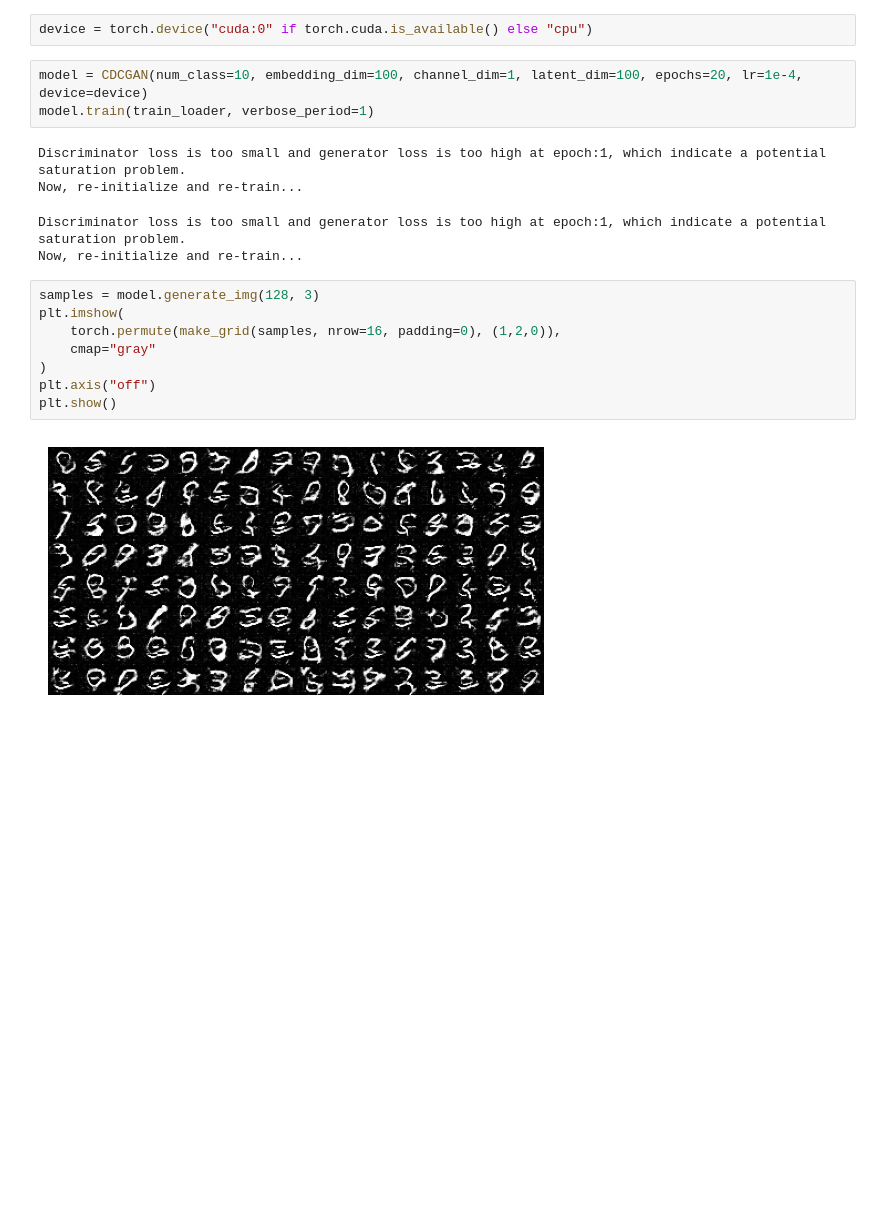
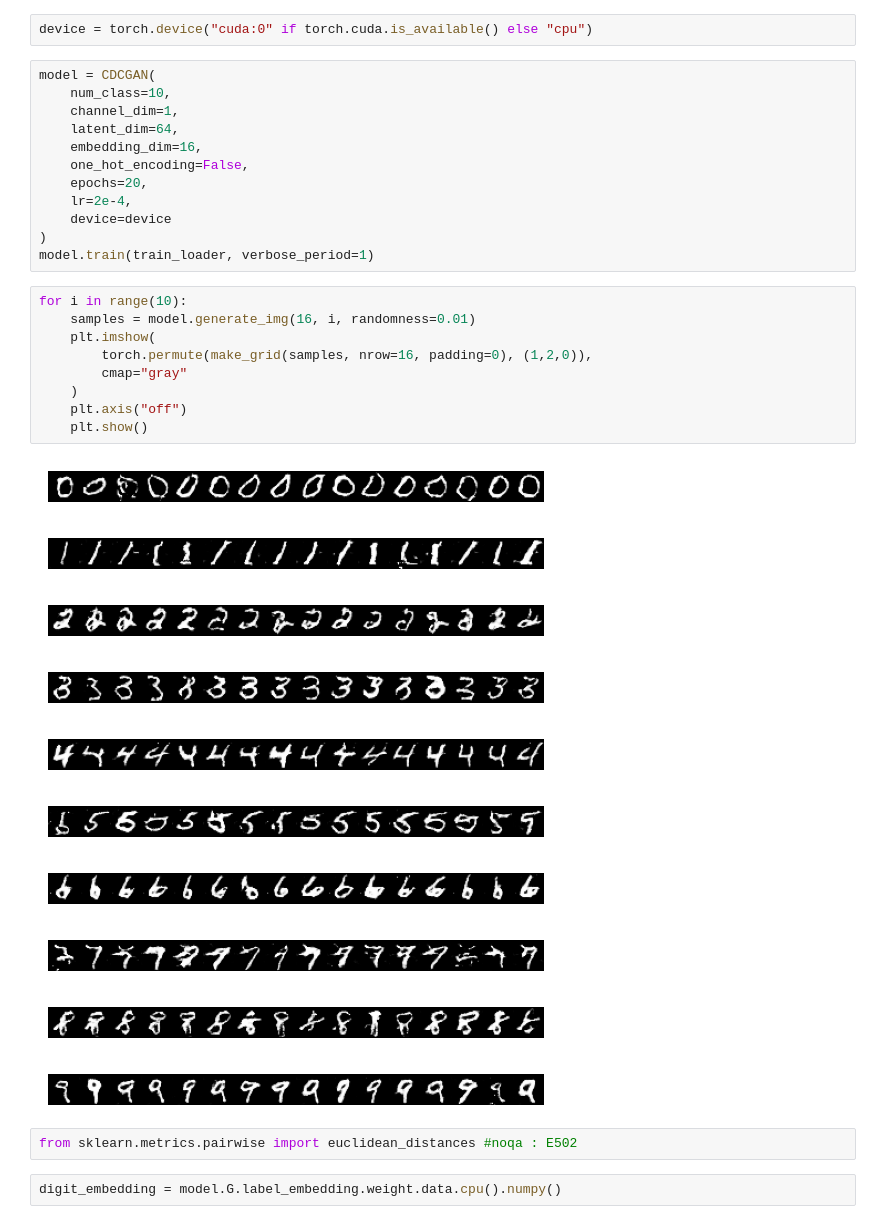
Before and after one commit to scotsun/cwgan-medmnist, a Jupyter notebook: test.ipynb, the cells around one changed output. Saved outputs shown, nothing was run; the diff lists cells and outputs as text; blank space fills up the shorter version.

```diff
--- a/test.ipynb
+++ b/test.ipynb
@@ -222,20 +320,38 @@ Extracting ./MNIST/raw/t10k-labels-idx1-ubyte.gz to ./MNIST/raw
 # %%
 device = torch.device("cuda:0" if torch.cuda.is_available() else "cpu")
 # %%
-model = CDCGAN(num_class=10, embedding_dim=100, channel_dim=1, latent_dim=100, epochs=20, lr=1e-4, device=device)
+model = CDCGAN(
+    num_class=10,
+    channel_dim=1,
+    latent_dim=64,
+    embedding_dim=16,
+    one_hot_encoding=False,
+    epochs=20,
+    lr=2e-4,
+    device=device
+)
 model.train(train_loader, verbose_period=1)
-# %% [output]
-Discriminator loss is too small and generator loss is too high at epoch:1, which indicate a potential saturation problem.
-Now, re-initialize and re-train...
-Discriminator loss is too small and generator loss is too high at epoch:1, which indicate a potential saturation problem.
-Now, re-initialize and re-train...
 # %%
-samples = model.generate_img(128, 3)
-plt.imshow(
-    torch.permute(make_grid(samples, nrow=16, padding=0), (1,2,0)),
-    cmap="gray"
-)
-plt.axis("off")
-plt.show()
+for i in range(10):
+    samples = model.generate_img(16, i, randomness=0.01)
+    plt.imshow(
+        torch.permute(make_grid(samples, nrow=16, padding=0), (1,2,0)),
+        cmap="gray"
+    )
+    plt.axis("off")
+    plt.show()
 # %% [output]
-[figure, old version]
+[figure, new version]
+[figure, added]
+[figure, added]
+[figure, added]
+[figure, added]
+[figure, added]
+[figure, added]
+[figure, added]
+[figure, added]
+[figure, added]
+# %%
+from sklearn.metrics.pairwise import euclidean_distances #noqa : E502
+# %%
+digit_embedding = model.G.label_embedding.weight.data.cpu().numpy()
```
Also changed, not shown: parts of 6 cells of this notebook.
